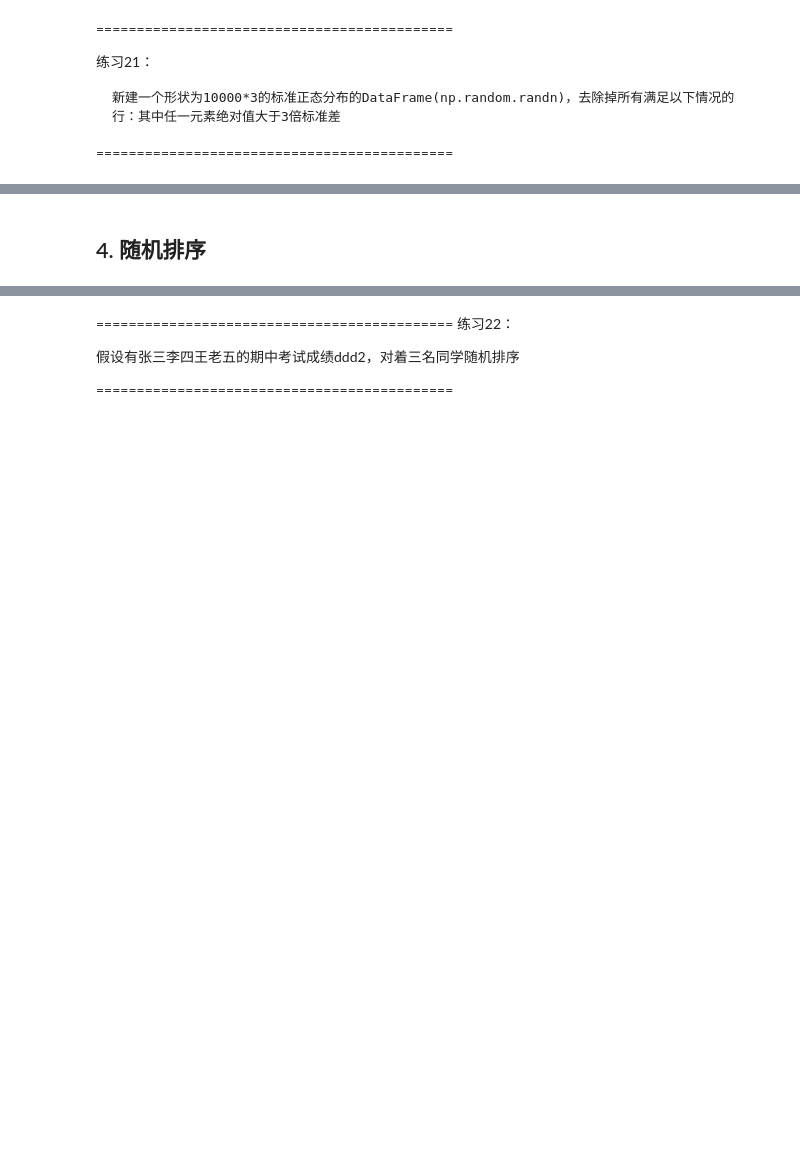
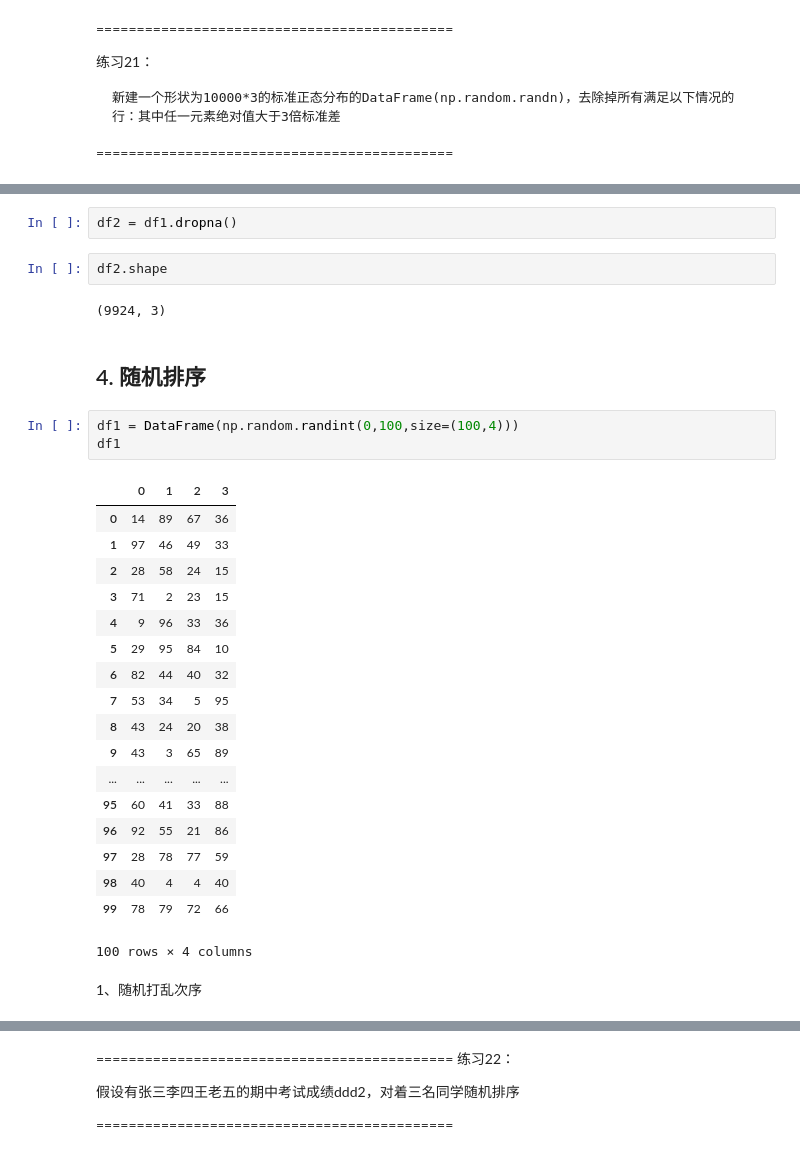
Before and after one commit to Lucar-Yulasise/Datanalyze_notebook, a Jupyter notebook: day05/5-pandas/code/5-pandas_data_process.ipynb, the cells around one changed output, grey strips where cells are left out. Drawn from its saved outputs; the diff is of its cells as text; blank space fills up the shorter version.

```diff
--- a/day05/5-pandas/code/5-pandas_data_process.ipynb
+++ b/day05/5-pandas/code/5-pandas_data_process.ipynb
@@ -35,2 +435,32 @@ from pandas import Series,DataFrame
+# %%
+df2 = df1.dropna()
+# %%
+df2.shape
+# %% [output]
+(9924, 3)
 # %% [markdown]
 ## 4. 随机排序
+# %%
+df1 = DataFrame(np.random.randint(0,100,size=(100,4)))
+df1
+# %% [output]
+|  | 0 | 1 | 2 | 3 |
+| 0 | 14 | 89 | 67 | 36 |
+| 1 | 97 | 46 | 49 | 33 |
+| 2 | 28 | 58 | 24 | 15 |
+| 3 | 71 | 2 | 23 | 15 |
+| 4 | 9 | 96 | 33 | 36 |
+| 5 | 29 | 95 | 84 | 10 |
+| 6 | 82 | 44 | 40 | 32 |
+| 7 | 53 | 34 | 5 | 95 |
+| 8 | 43 | 24 | 20 | 38 |
+| 9 | 43 | 3 | 65 | 89 |
+| ... | ... | ... | ... | ... |
+| 95 | 60 | 41 | 33 | 88 |
+| 96 | 92 | 55 | 21 | 86 |
+| 97 | 28 | 78 | 77 | 59 |
+| 98 | 40 | 4 | 4 | 40 |
+| 99 | 78 | 79 | 72 | 66 |
+100 rows × 4 columns
+# %% [markdown]
+1、随机打乱次序
```
Also changed, not shown: parts of 63 cells of this notebook, 2 other files.
